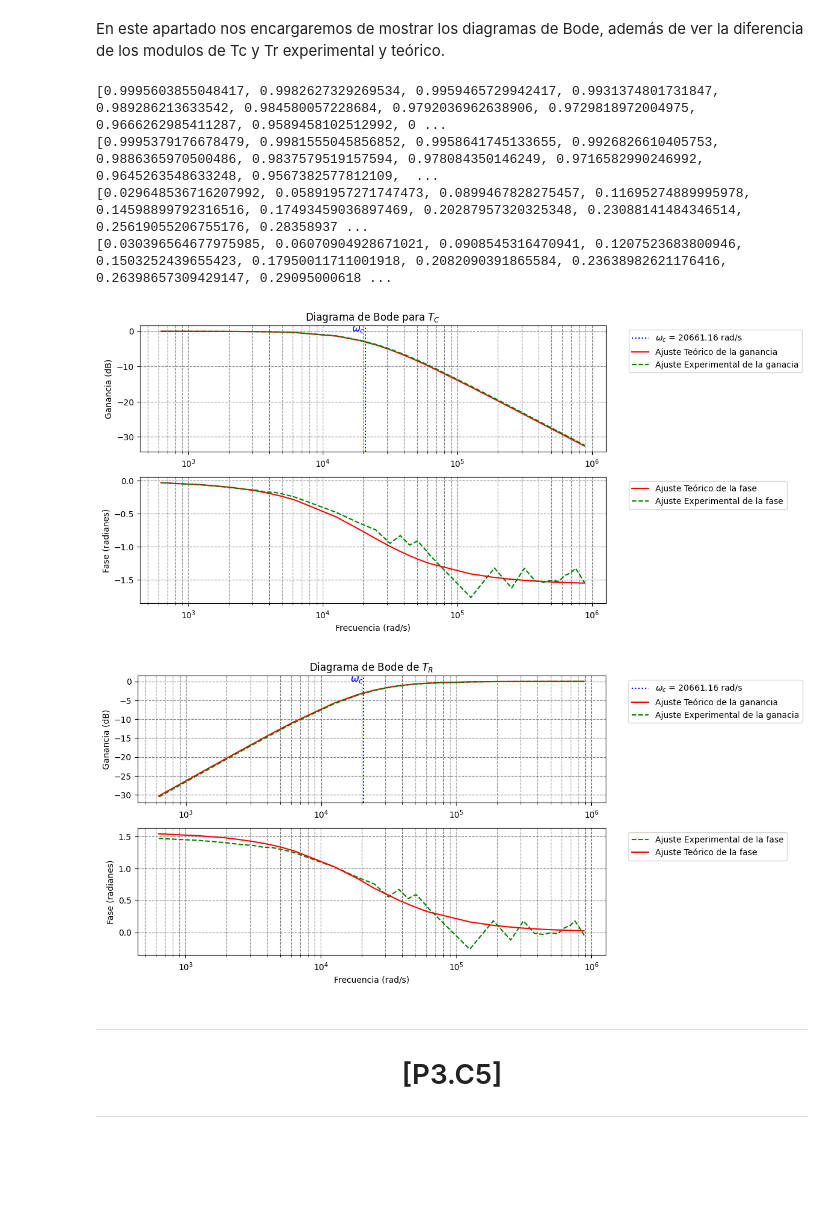
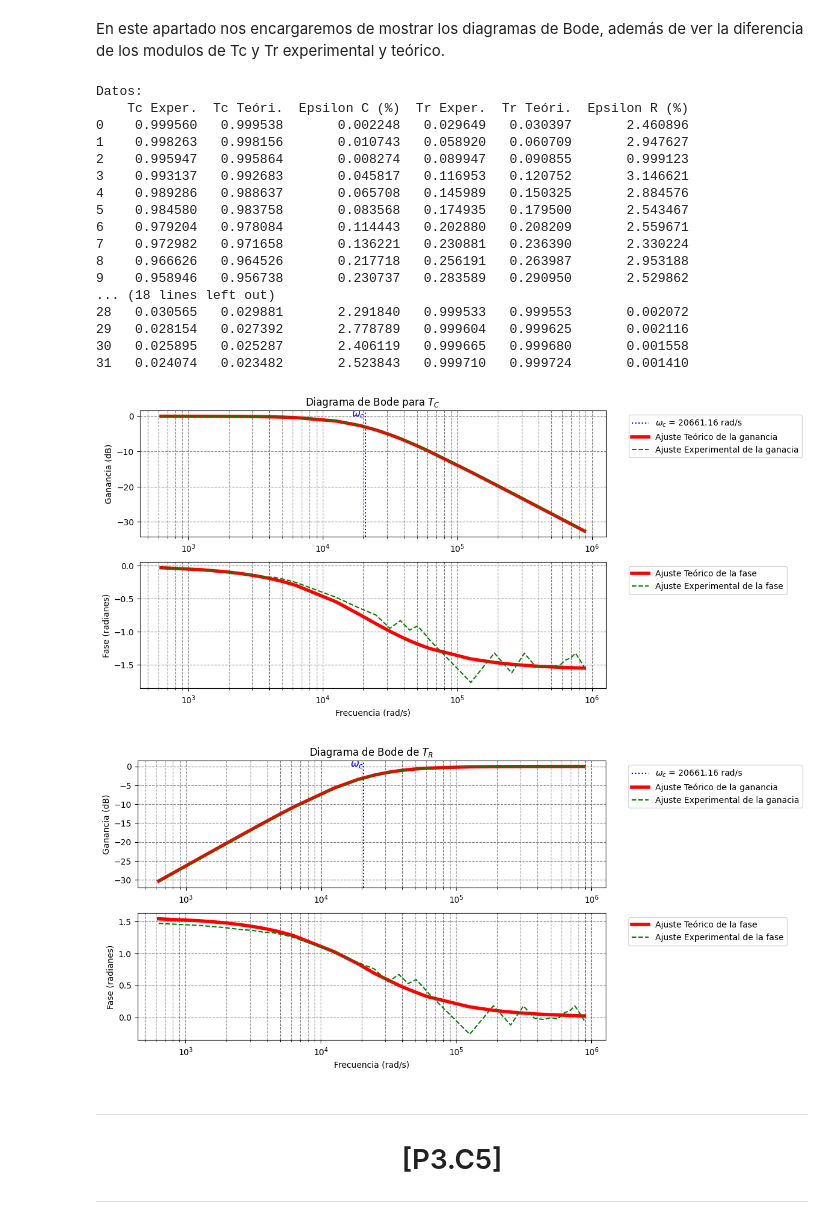
Before and after one commit to WetZap/Practicas-Circuitos, a Jupyter notebook: Practicas/Sesion 3/TerceraSesion.ipynb, the cells around one changed output. Saved outputs shown, nothing was run; the diff lists cells and outputs as text; code cells hidden in the pictures; blank space fills up the shorter version.

Commit message:
Tabla P3C4
Se ha añadido una tabla que compara los valores exp y teoricos

```diff
--- a/Practicas/Sesion 3/TerceraSesion.ipynb
+++ b/Practicas/Sesion 3/TerceraSesion.ipynb
@@ -29,6 +29,9 @@ def ConverArray3 (lista,lista2,lista3):
     return np.array(lista), np.array(lista2),np.array(lista3)
 def ConverArray2 (lista,lista2):
     return np.array(lista), np.array(lista2)
+
+def ErrorRelativo(exp,teor):
+    return (abs(exp - teor)/abs(teor))*100
 # %% [markdown]
 ---
 <h1 style="text-align: center;">[P3.C1]</h1>
@@ -96,6 +99,9 @@ Tcteo = [] # Lista que tomara los valores del modulo de Tc para los valores teó
 Trteo = [] # Lista que tomara los valores del modulo de Tr para los valores teóricos.
 FrecTeo = [] # Lista que tomara los valores de la frecuencia teórica
 
+EpsilonC = [] # Lista que tomara los valores del error relativo entre Tc exp y Tc teor
+EpsilonR = [] # Lista que tomara los valores del error relativo entre Tr exp y Tr teor
+
 FaseExpC = [] # Lista que tomara los valores de la fase experimental en el Condensador
 FaseExpR = [] # Lista que tomara los valores de la fase experimental en la Resistencia
 FaseTeoC = [] # Lista que tomara los valores de la fase teórica
@@ -151,12 +157,37 @@ for i in FrecuenciaAngularTeo: #En este bucle calculamos el modulo de Tc y Tr co
     valorR = (RCteo*i) * (1 / (math.sqrt((RCteo*i)**2 + 1)))
     Tcteo.append(valorC)
     Trteo.append(valorR)
-print(f'{Tcexp}\n{Tcteo}\n{Trexp}\n{Trteo}')
+for i in range(0,len(Tcteo)):
+    EpsilonC.append(ErrorRelativo(Tcexp[i],Tcteo[i]))
+    EpsilonR.append(ErrorRelativo(Trexp[i],Trteo[i]))
+#Ponemos los datos en una tabla.
+data = {'Tc Exper.': Tcexp,
+        'Tc Teóri.': Tcteo,
+        'Epsilon C (%)': EpsilonC,
+        'Tr Exper.': Trexp,
+        'Tr Teóri.': Trteo,
+        'Epsilon R (%)': EpsilonR,
+        }
+df = pd.DataFrame(data)
+print(f'Datos:\n{df}\n')
 # %% [output]
-[0.9995603855048417, 0.9982627329269534, 0.9959465729942417, 0.9931374801731847, 0.989286213633542, 0.984580057228684, 0.9792036962638906, 0.9729818972004975, 0.9666262985411287, 0.9589458102512992, 0 ...
-[0.9995379176678479, 0.9981555045856852, 0.9958641745133655, 0.9926826610405753, 0.9886365970500486, 0.9837579519157594, 0.978084350146249, 0.9716582990246992, 0.9645263548633248, 0.9567382577812109,  ...
-[0.029648536716207992, 0.05891957271747473, 0.0899467828275457, 0.11695274889995978, 0.14598899792316516, 0.17493459036897469, 0.20287957320325348, 0.23088141484346514, 0.25619055206755176, 0.28358937 ...
-[0.030396564677975985, 0.06070904928671021, 0.0908545316470941, 0.1207523683800946, 0.1503252439655423, 0.17950011711001918, 0.2082090391865584, 0.23638982621176416, 0.26398657309429147, 0.29095000618 ...
+Datos:
+    Tc Exper.  Tc Teóri.  Epsilon C (%)  Tr Exper.  Tr Teóri.  Epsilon R (%)
+0    0.999560   0.999538       0.002248   0.029649   0.030397       2.460896
+1    0.998263   0.998156       0.010743   0.058920   0.060709       2.947627
+2    0.995947   0.995864       0.008274   0.089947   0.090855       0.999123
+3    0.993137   0.992683       0.045817   0.116953   0.120752       3.146621
+4    0.989286   0.988637       0.065708   0.145989   0.150325       2.884576
+5    0.984580   0.983758       0.083568   0.174935   0.179500       2.543467
+6    0.979204   0.978084       0.114443   0.202880   0.208209       2.559671
+7    0.972982   0.971658       0.136221   0.230881   0.236390       2.330224
+8    0.966626   0.964526       0.217718   0.256191   0.263987       2.953188
+9    0.958946   0.956738       0.230737   0.283589   0.290950       2.529862
+... (18 lines left out)
+28   0.030565   0.029881       2.291840   0.999533   0.999553       0.002072
+29   0.028154   0.027392       2.778789   0.999604   0.999625       0.002116
+30   0.025895   0.025287       2.406119   0.999665   0.999680       0.001558
+31   0.024074   0.023482       2.523843   0.999710   0.999724       0.001410
 # %%
 #---------------------------------------------------------------------------------------------------------------------------------
 #Diagrama de Bode Experimental y Teórico de Tc
@@ -184,7 +215,7 @@ plt.figure(figsize=(10, 6))
 plt.subplot(2, 1, 1)
 plt.axvline(1/RCteo, color='blue', linestyle=':', label=fr"$\omega_c$ = {1/RCteo:.2f} rad/s")
 plt.text(1/RCteo, plt.gca().get_ylim()[1] * 0, r"$\omega_c$",color="blue", fontsize=12, ha="right",va='baseline')
-plt.semilogx(FrecuenciaAngularTeo, GananciaTeoC,label="Ajuste Teórico de la ganancia",color="red")  # Gráfica semilogarítmica
+plt.semilogx(FrecuenciaAngularTeo, GananciaTeoC,label="Ajuste Teórico de la ganancia",color="red",lw=4)  # Gráfica semilogarítmica
 plt.semilogx(FrecuenciaAngular, GananciaExpC,label='Ajuste Experimental de la ganacia',color='green',linestyle='--')  # Gráfica semilogarítmica
 plt.title(r"Diagrama de Bode para $T_C$")
 plt.ylabel("Ganancia (dB)")
@@ -194,7 +225,7 @@ plt.legend(bbox_to_anchor=(1.04, 1), loc="upper left")
 
 # Graficar el Bode - Fase (radianes)
 plt.subplot(2, 1, 2)
-plt.semilogx(FrecuenciaAngularTeo,FaseTeoC ,label="Ajuste Teórico de la fase",color="red")  # Gráfica semilogarítmica
+plt.semilogx(FrecuenciaAngularTeo,FaseTeoC ,label="Ajuste Teórico de la fase",color="red",lw=4)  # Gráfica semilogarítmica
 plt.semilogx(FrecuenciaAngular, FaseExpC,label='Ajuste Experimental de la fase',color='green',linestyle='--')  # Gráfica semilogarítmica
 plt.ylabel("Fase (radianes)")
 plt.xlabel("Frecuencia (rad/s)")
@@ -203,7 +234,7 @@ plt.legend(bbox_to_anchor=(1.04, 1), loc="upper left")
 
 plt.show()
 # %% [output]
-[figure, old version]
+[figure, new version]
 # %%
 #---------------------------------------------------------------------------------------------------------------------------------
 #Diagrama de Bode Experimental y Teórico de Tr
@@ -226,36 +257,36 @@ for i in Trteo:
     GananciaTeoR.append(20 * math.log10(abs(i)))
 #Calculamos la fase teórica
 for i in FrecuenciaAngularTeo:
     i = float(i)
     FaseTeoR.append(math.atan(1/(i*RCteo)))
 
 
 
 # Graficar el Bode - Magnitud (dB)
 plt.figure(figsize=(10, 6))
 plt.subplot(2, 1, 1)
 plt.axvline(1/RCteo, color='blue', linestyle=':', label=fr"$\omega_c$ = {1/RCteo:.2f} rad/s")
 plt.text(1/RCteo, plt.gca().get_ylim()[1] * 0, r"$\omega_c$",color="blue", fontsize=12, ha="right",va='baseline')
-plt.semilogx(FrecuenciaAngularTeo, GananciaTeoR,label="Ajuste Teórico de la ganancia",color="red")  # Gráfica semilogarítmica
+plt.semilogx(FrecuenciaAngularTeo, GananciaTeoR,label="Ajuste Teórico de la ganancia",color="red",lw=4)  # Gráfica semilogarítmica
 plt.semilogx(FrecuenciaAngular, GananciaExpR,label='Ajuste Experimental de la ganacia',color='green',linestyle='--')  # Gráfica semilogarítmica
 plt.title(r"Diagrama de Bode de $T_R$")
 plt.ylabel("Ganancia (dB)")
 plt.legend(bbox_to_anchor=(1.04, 1), loc="upper left")
 plt.grid(True, which="both", linestyle="--", color="gray")
 
 # Graficar el Bode - Fase (grados)
 plt.subplot(2, 1, 2)
+plt.semilogx(FrecuenciaAngular, FaseTeoR,label="Ajuste Teórico de la fase",color="red",lw=4)  # Gráfica semilogarítmica
 plt.semilogx(FrecuenciaAngular, FaseExpR,label='Ajuste Experimental de la fase',color='green',linestyle='--')  # Gráfica semilogarítmica
-plt.semilogx(FrecuenciaAngular, FaseTeoR,label="Ajuste Teórico de la fase",color="red")  # Gráfica semilogarítmica
 plt.ylabel("Fase (radianes)")
 plt.xlabel("Frecuencia (rad/s)")
 plt.grid(True, which="both", linestyle="--", color="gray")
 plt.legend(bbox_to_anchor=(1.04, 1), loc="upper left")
 
 
 plt.show()
 # %% [output]
-[figure, old version]
+[figure, new version]
 # %% [markdown]
 ---
 <h1 style="text-align: center;">[P3.C5]</h1>
```
